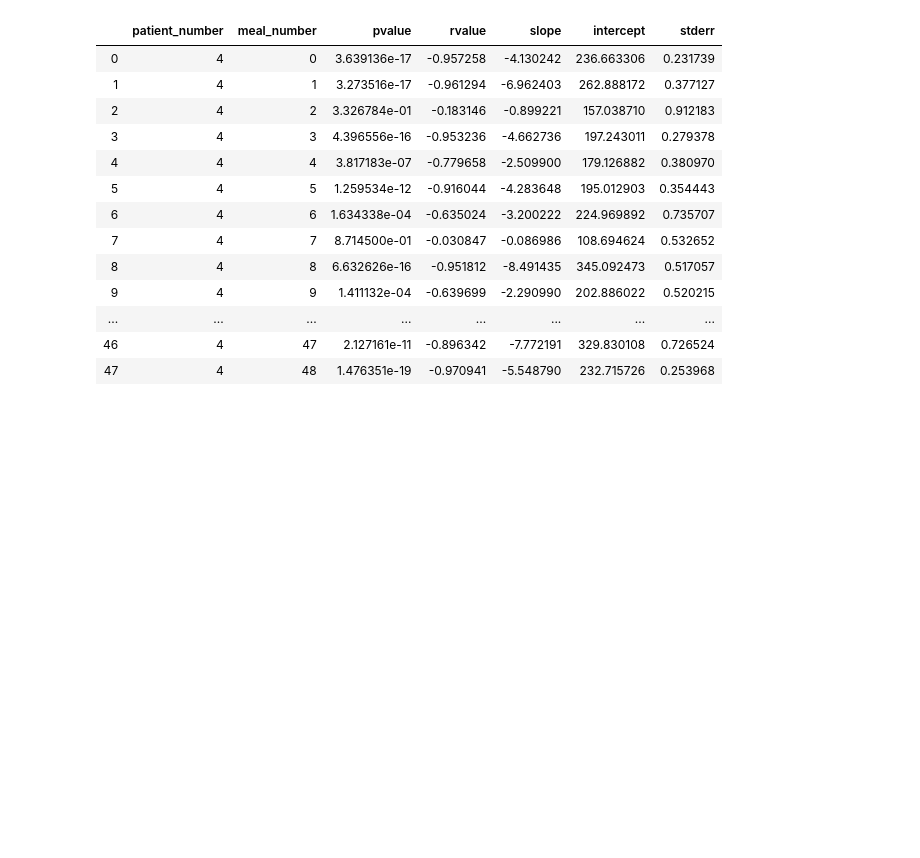
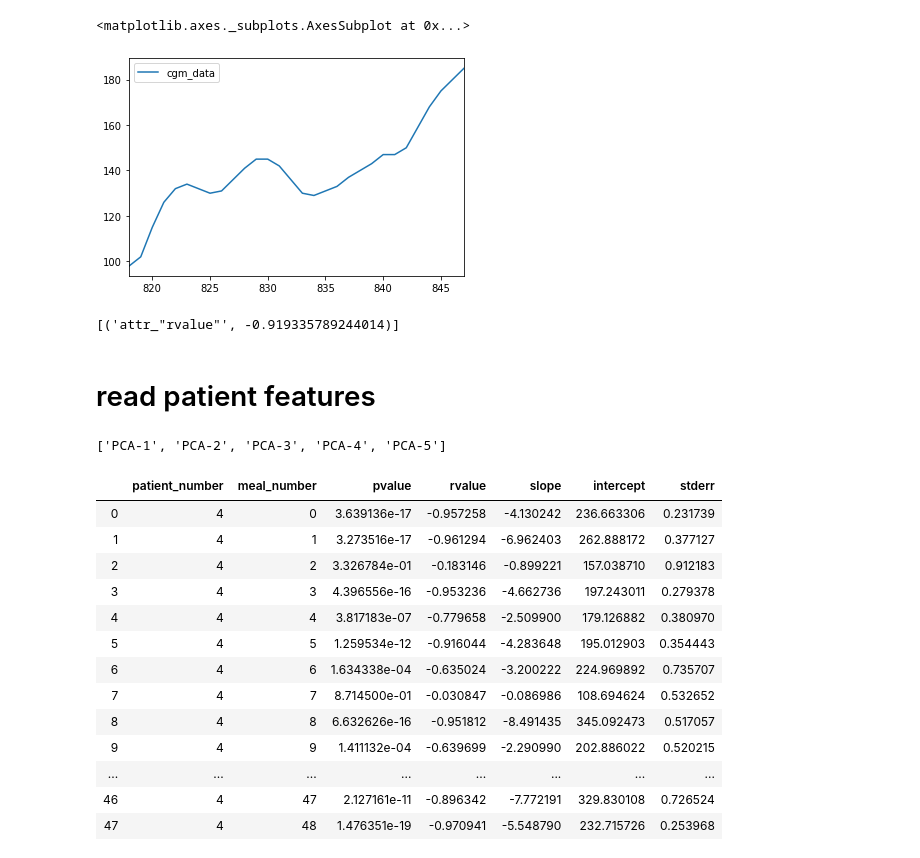
Before and after one commit to ashish-padakannaya/Meal-pattern-analysis, a Jupyter notebook: notebooks/ashish_tests.ipynb, the cells around one changed output. Drawn from its saved outputs; the diff is of its cells as text; code cells hidden in the pictures; blank space fills up the shorter version.

```diff
--- a/notebooks/ashish_tests.ipynb
+++ b/notebooks/ashish_tests.ipynb
@@ -32,0 +19,11 @@ def return_linear_trend_array(arr):
+# %%
+df[(df.patient_number == 1) & (df.meal_number == 27)][['cgm_data','time_data']].plot()
+# %% [output]
+<matplotlib.axes._subplots.AxesSubplot at 0x...>
+[figure, added]
+# %%
+linear_trend(df[(df.patient_number == 1) & (df.meal_number == 16)].cgm_data.to_numpy(), param=[{'attr':'rvalue'}])
+# %% [output]
+[('attr_"rvalue"', -0.919335789244014)]
+# %% [markdown]
+# read patient features
@@ -32,0 +36,7 @@ def return_linear_trend_array(arr):
+# %%
+features = list(df.columns)
+features.remove('patient_number')
+features.remove('meal_number')
+features
+# %% [output]
+['PCA-1', 'PCA-2', 'PCA-3', 'PCA-4', 'PCA-5']
```
Also changed, not shown: parts of 17 cells of this notebook.
